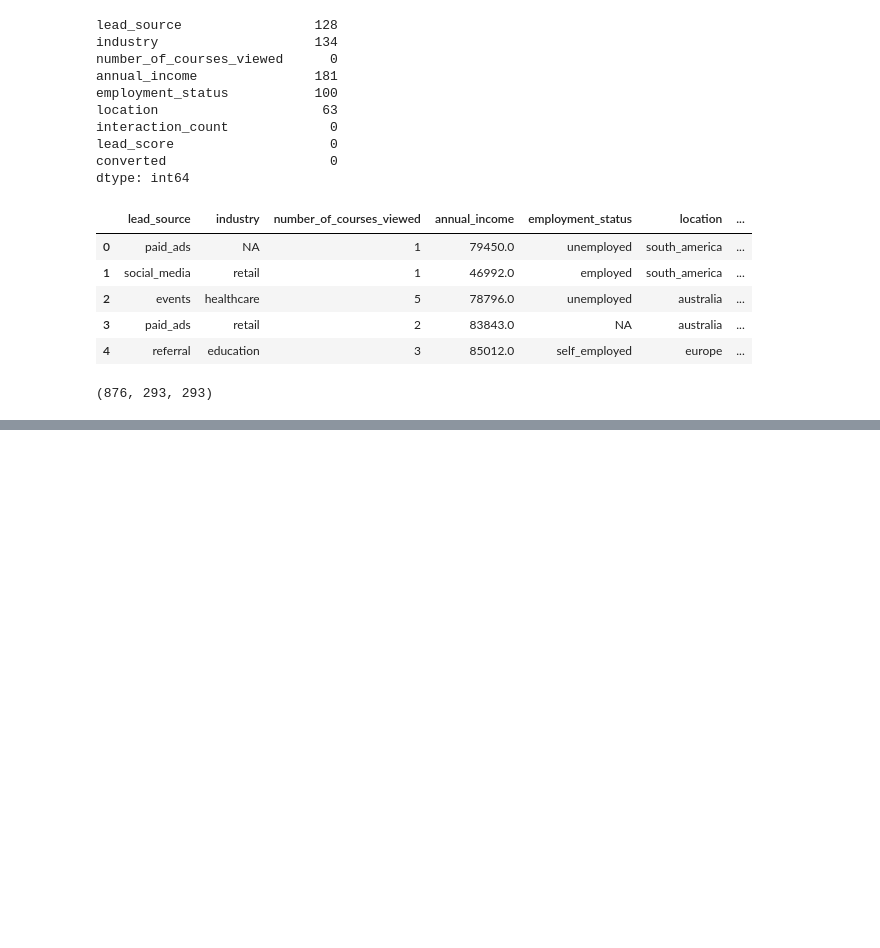
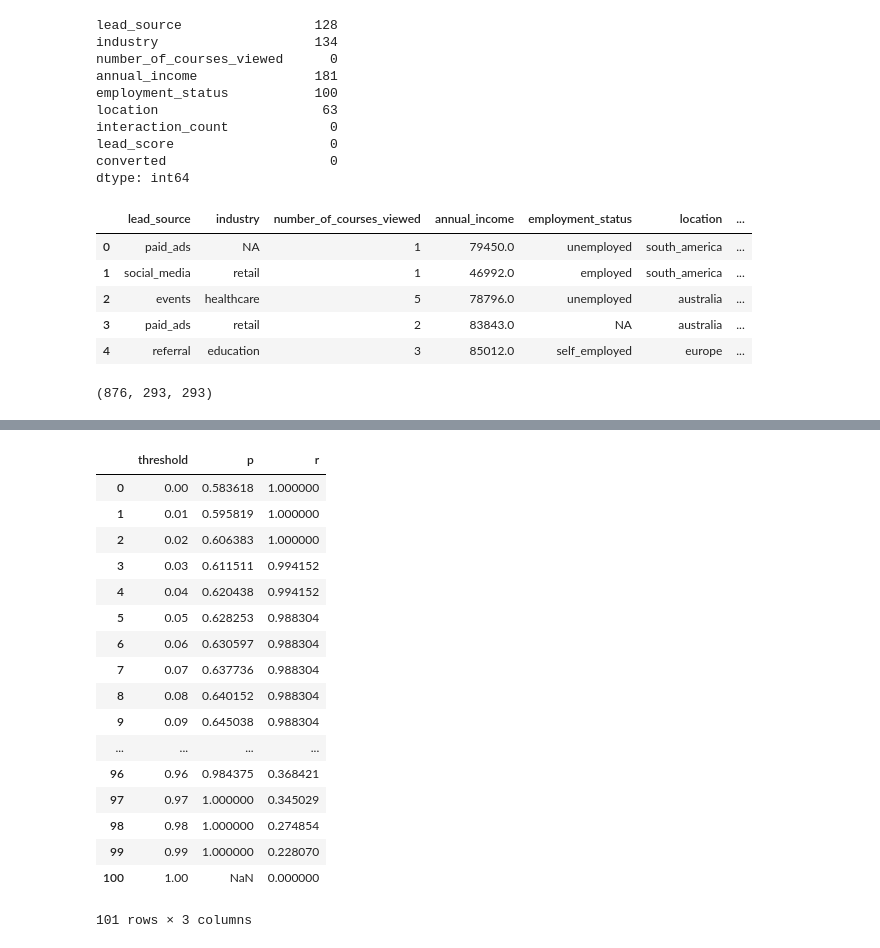
Before and after one commit to tkilper/ml-zoomcamp-homework, a Jupyter notebook: 04-evaluation/homework.ipynb, the cells around one changed output, grey strips where cells are left out. Cells and saved outputs as stored; diff of their text form; code cells hidden in the pictures; blank space fills up the shorter version.

```diff
--- a/04-evaluation/homework.ipynb
+++ b/04-evaluation/homework.ipynb
@@ -68,0 +90,6 @@ len(df_train), len(df_val), len(df_test)
+# %%
+train_dicts = df_train.to_dict(orient='records')
+
+X_train = dv.fit_transform(train_dicts)
+
+model.fit(X_train, y_train)
@@ -68,0 +157,23 @@ len(df_train), len(df_val), len(df_test)
+# %%
+pd.options.display.min_rows = 20
+vals = pd.DataFrame(vals, columns=['threshold','p','r'])
+vals
+# %% [output]
+|  | threshold | p | r |
+| 0 | 0.00 | 0.583618 | 1.000000 |
+| 1 | 0.01 | 0.595819 | 1.000000 |
+| 2 | 0.02 | 0.606383 | 1.000000 |
+| 3 | 0.03 | 0.611511 | 0.994152 |
+| 4 | 0.04 | 0.620438 | 0.994152 |
+| 5 | 0.05 | 0.628253 | 0.988304 |
+| 6 | 0.06 | 0.630597 | 0.988304 |
+| 7 | 0.07 | 0.637736 | 0.988304 |
+| 8 | 0.08 | 0.640152 | 0.988304 |
+| 9 | 0.09 | 0.645038 | 0.988304 |
+| ... | ... | ... | ... |
+| 96 | 0.96 | 0.984375 | 0.368421 |
+| 97 | 0.97 | 1.000000 | 0.345029 |
+| 98 | 0.98 | 1.000000 | 0.274854 |
+| 99 | 0.99 | 1.000000 | 0.228070 |
+| 100 | 1.00 | NaN | 0.000000 |
+101 rows × 3 columns
```
Also changed, not shown: parts of 25 cells of this notebook, 3 other files.
